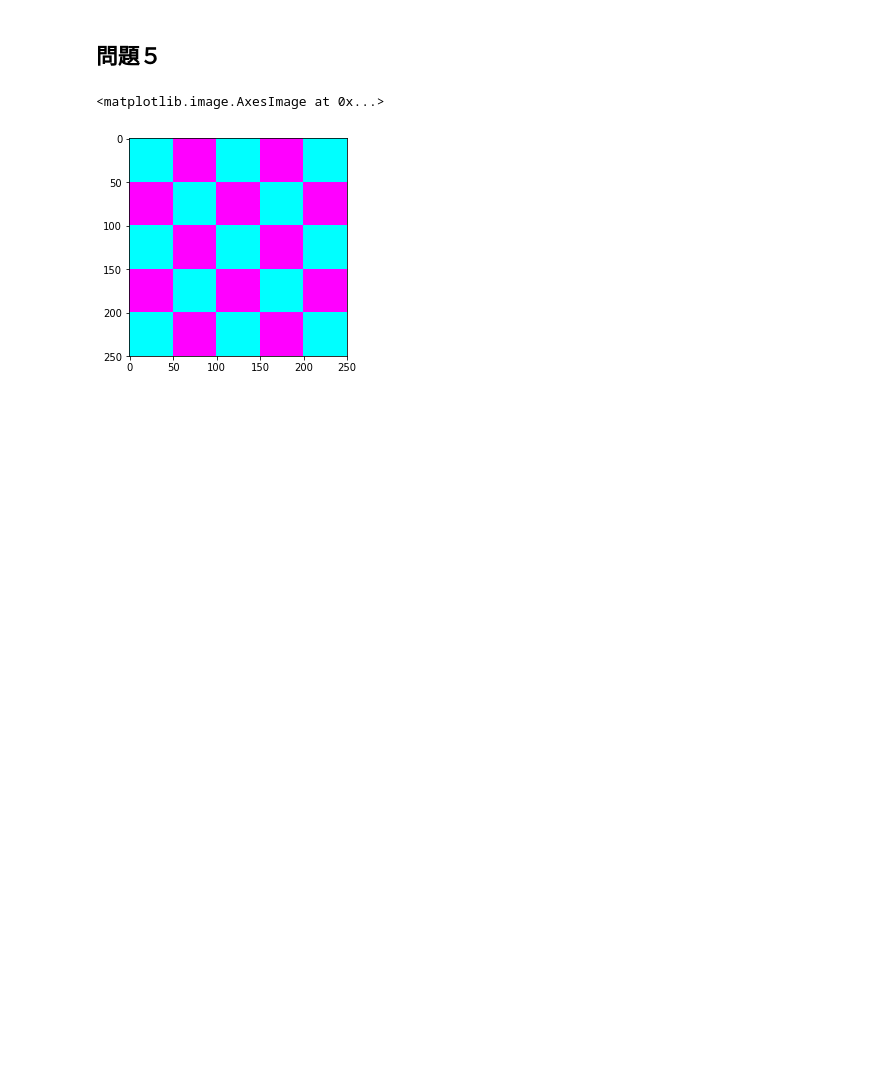
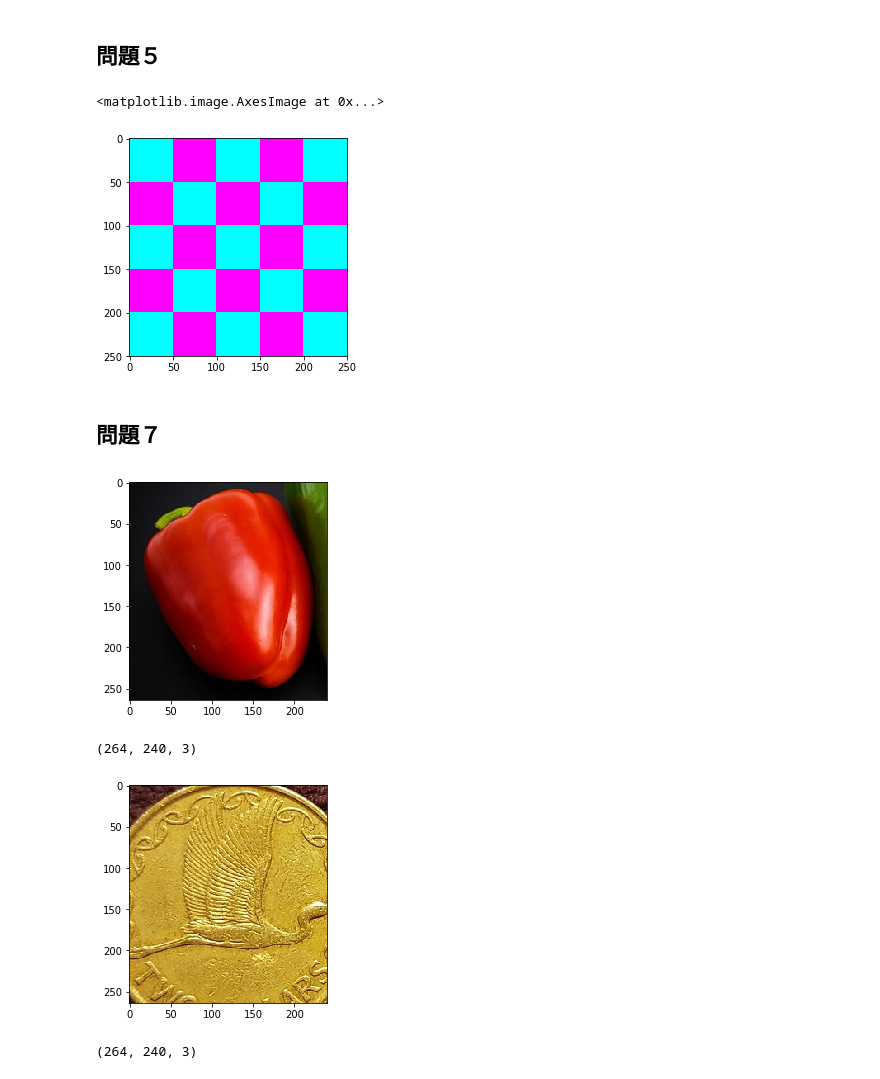
Before and after one commit to fumuumuf/train-dsp, a Jupyter notebook: work/chap02/章末問題.ipynb, the cells around one changed output. Cells and saved outputs as stored; diff of their text form; code cells hidden in the pictures; blank space fills up the shorter version.

```diff
--- a/work/chap02/章末問題.ipynb
+++ b/work/chap02/章末問題.ipynb
@@ -79,3 +79,23 @@ plt.imshow(res3)
 # %% [output]
 <matplotlib.image.AxesImage at 0x...>
 [figure]
+# %% [markdown]
+ ## 問題７
+# %%
+image1 = cv2.imread('/root/book_files/image/redpepper.jpg')
+plt.imshow(cv2.cvtColor(image1, cv2.COLOR_BGR2RGB))
+plt.show()
+print(image1.shape)
+
+image2 = cv2.imread('/root/book_files/image/coins-1466263_960_720.jpg')
+offset = 150
+image2 = image2[:, offset:image1.shape[1]+offset]
+image2 = image2[offset:image1.shape[0]+offset]
+plt.imshow(cv2.cvtColor(image2, cv2.COLOR_BGR2RGB))
+plt.show()
+print(image2.shape)
+# %% [output]
+[figure, added]
+(264, 240, 3)
+[figure, added]
+(264, 240, 3)
```
Also changed, not shown: parts of 2 cells of this notebook, 1 other file.
